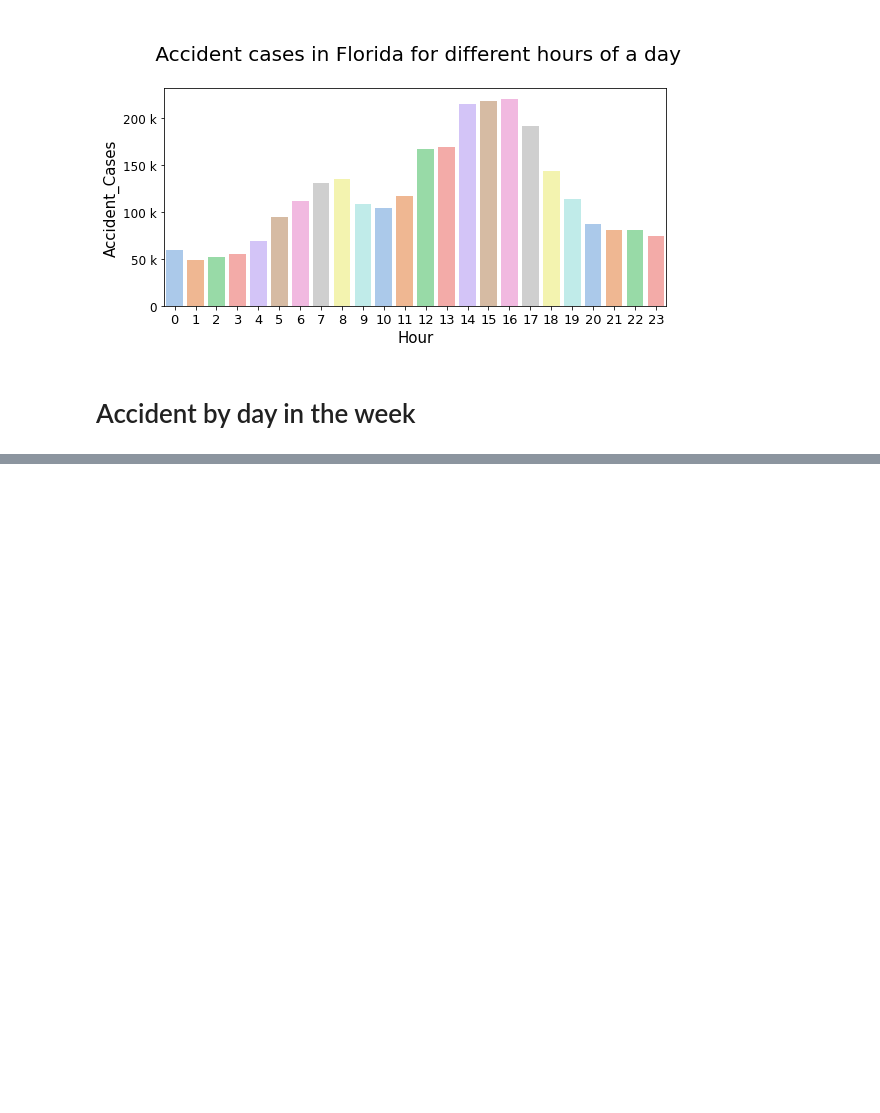
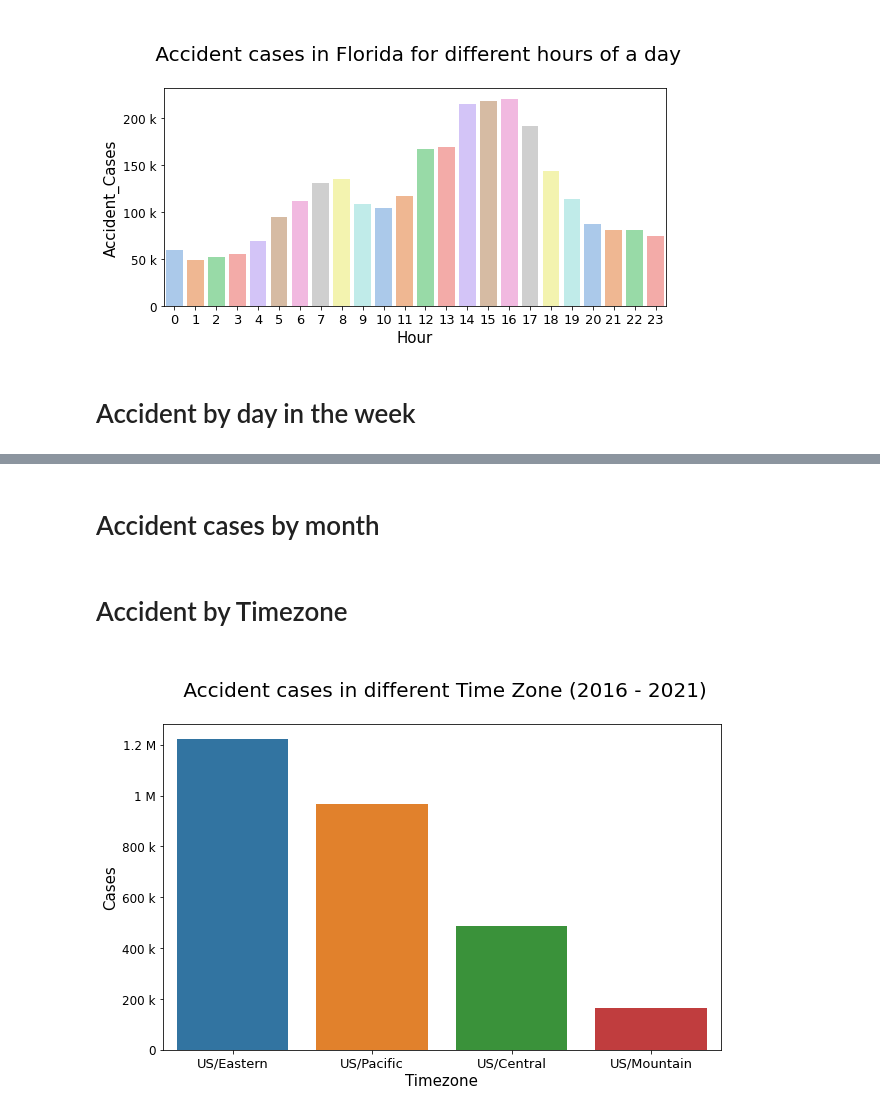
Before and after one commit to bring-nirachornkul/US-Accident-CSCE-5310, a Jupyter notebook: US Accident.ipynb, the cells around one changed output, grey strips where cells are left out. Saved outputs shown, nothing was run; the diff lists cells and outputs as text; code cells hidden in the pictures; blank space fills up the shorter version.

```diff
--- a/US Accident.ipynb
+++ b/US Accident.ipynb
@@ -287 +336,3 @@ plt.show()
 [figure]
+# %% [markdown]
+# Accident cases by month
@@ -287,0 +341,15 @@ plt.show()
+# %% [markdown]
+# Accident by Timezone
+# %%
+timezone = pd.DataFrame(us_data.Timezone.value_counts()).reset_index().rename(columns={'index':'Timezone',"Timezone":"Cases"})
+plt.figure(figsize = (10,6))
+plt.title("\n Accident cases in different Time Zone (2016 - 2021)\n", size = 20)
+plt.xlabel('\n Timezone \n', fontsize = 15)
+plt.ylabel('\nAccident Cases\n', fontsize = 15)
+plt.xticks(fontsize=13)
+plt.yticks(fontsize=12)
+a = sns.barplot(x=timezone.Timezone, y = timezone.Cases)
+a.yaxis.set_major_formatter(ticker.EngFormatter())
+plt.show()
+# %% [output]
+[figure, added]
```
Also changed, not shown: parts of 10 cells of this notebook.
